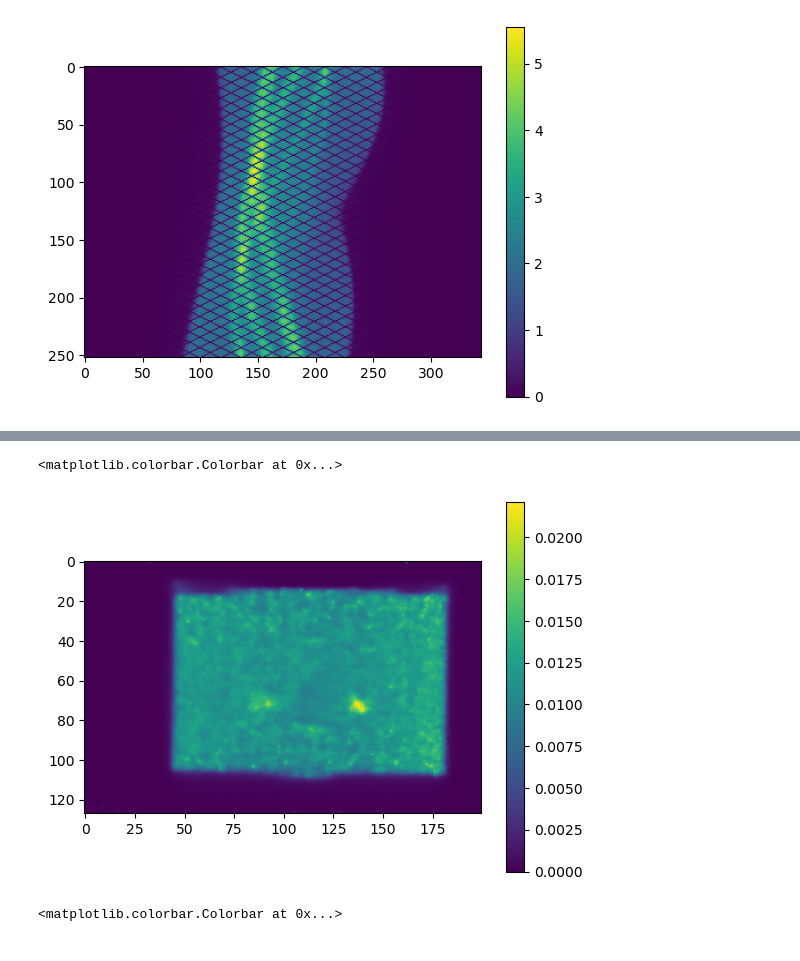
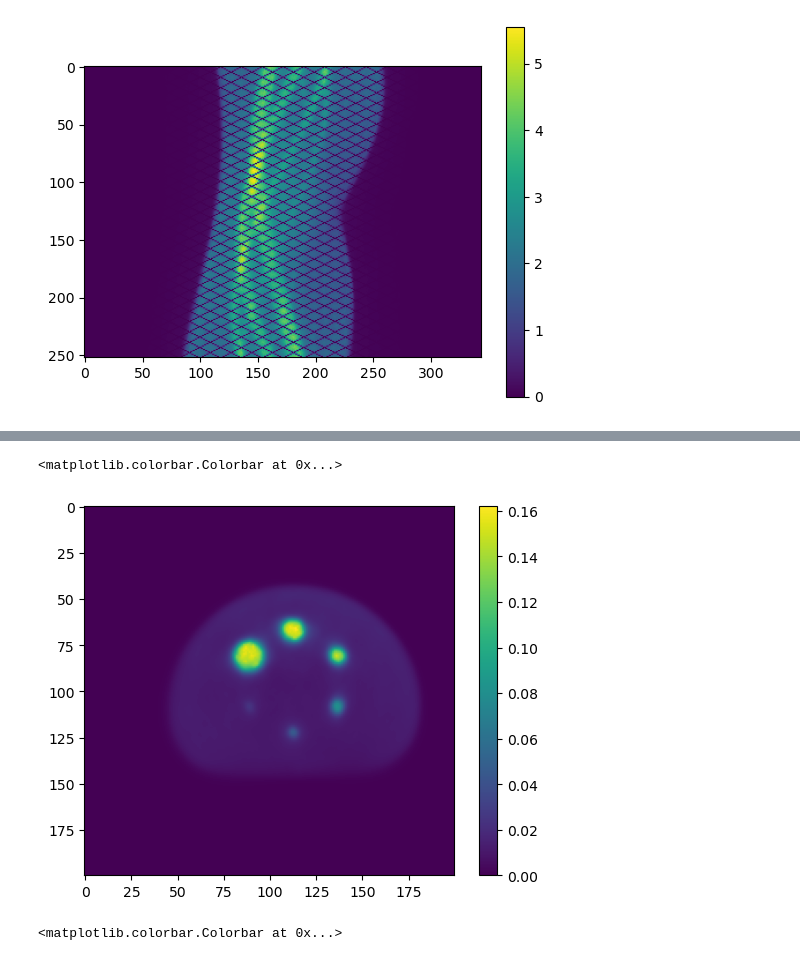
Before and after one commit to SyneRBI/PETRIC-Tomo-Unimib, a Jupyter notebook: myRec.ipynb, the cells around one changed output, grey strips where cells are left out. Saved outputs shown, nothing was run; the diff lists cells and outputs as text; code cells hidden in the pictures.

```diff
--- a/myRec.ipynb
+++ b/myRec.ipynb
@@ -142,4 +142,9 @@ acq_model = STIR.AcquisitionModelUsingParallelproj()
 template = STIR.AcquisitionData(os.path.join(data_path, 'prompts.hs'))
 multCorr = STIR.AcquisitionData(os.path.join(data_path,'mult_factors.hs'))
 addCorr = STIR.AcquisitionData(os.path.join(data_path,'additive_term.hs'))
+
+rMax = addCorr.max()*1e-6
+addCorr +=rMax
+acq_model.set_acquisition_sensitivity(STIR.AcquisitionSensitivityModel(multCorr))
+acq_model.set_additive_term(addCorr)
 acq_model.set_up(template, image)
@@ -208,11 +213,11 @@ plt.ylim((0,.35))
 
 
 tFP = acq_model.forward(image)
-tFP += addCorr
-tFP *= multCorr
-rMax = addCorr.max()* 1e-6
-tFP += rMax # add a very small number to avoid dividing by 0
-myK = acq_model.backward(multCorr*multCorr/tFP)
+# tFP += addCorr
+# tFP *= multCorr
+# rMax = addCorr.max()* 1e-6
+# tFP += rMax # add a very small number to avoid dividing by 0
+myK = acq_model.backward(multCorr/tFP)
 # %%
 # UNCOMMENT and run to "restart" from the clean image
 
@@ -393,9 +463,9 @@ plt.imshow(sDir.as_array()[72,:,:]) #,vmax=400)
 # %%
-plt.imshow(image.as_array()[:,100,:]) #,vmax=.)
+plt.imshow(image.as_array()[72,:,:]) #,vmax=.)
 plt.colorbar()
 # %% [output]
 <matplotlib.colorbar.Colorbar at 0x...>
-[figure, old version]
+[figure, new version]
 # %%
 plt.imshow(recItV[18,:,100,:]-recItV[0,:,100,:])
 plt.colorbar()
```
Also changed, not shown: parts of 26 cells of this notebook.
